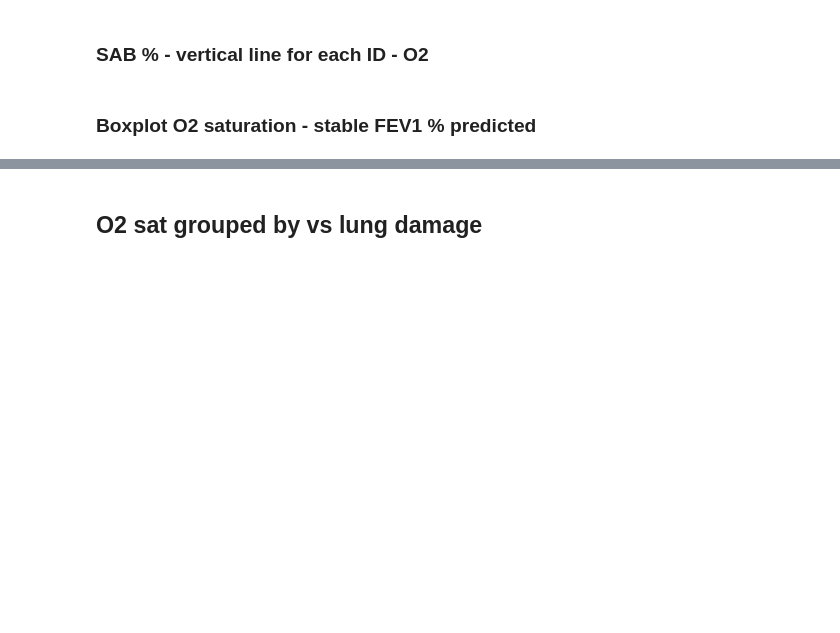
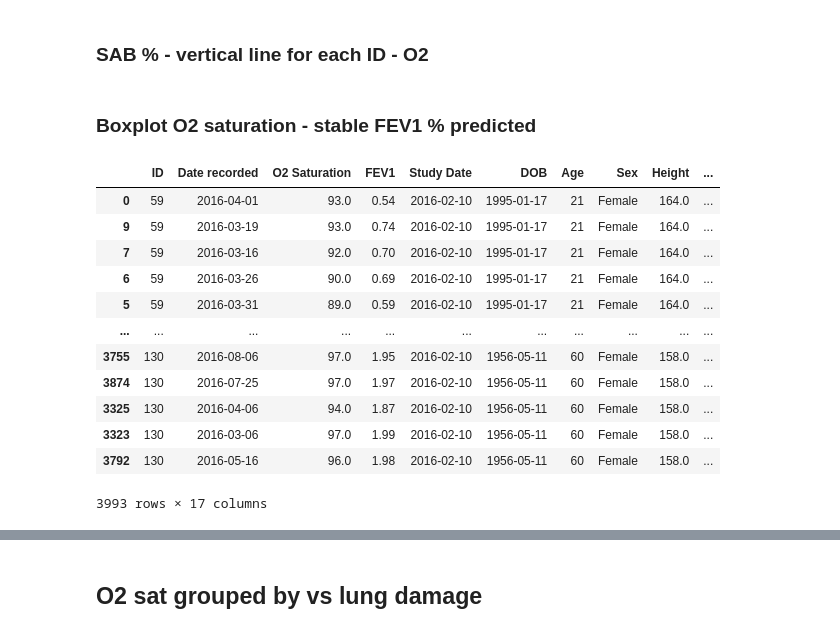
Before and after one commit to tristantreb/phd, a Jupyter notebook: src/O2-FEV1 analysis/O2 FEV1 analysis.ipynb, the cells around one changed output, grey strips where cells are left out. Cells and saved outputs as stored; diff of their text form; code cells hidden in the pictures; blank space fills up the shorter version.

```diff
--- a/src/O2-FEV1 analysis/O2 FEV1 analysis.ipynb
+++ b/src/O2-FEV1 analysis/O2 FEV1 analysis.ipynb
@@ -1551,3 +1571,19 @@ fig = px.scatter(
 fig.update_xaxes(tickfont=dict(size=7))
 fig.update_layout(autosize=False, width=1200, height=500, title="title")
 fig.show()
+# %%
+df_uo2_sab_factor
+# %% [output]
+|  | ID | Date recorded | O2 Saturation | FEV1 | Study Date | DOB | Age | Sex | Height | ... |
+| 0 | 59 | 2016-04-01 | 93.0 | 0.54 | 2016-02-10 | 1995-01-17 | 21 | Female | 164.0 | ... |
+| 9 | 59 | 2016-03-19 | 93.0 | 0.74 | 2016-02-10 | 1995-01-17 | 21 | Female | 164.0 | ... |
+| 7 | 59 | 2016-03-16 | 92.0 | 0.70 | 2016-02-10 | 1995-01-17 | 21 | Female | 164.0 | ... |
+| 6 | 59 | 2016-03-26 | 90.0 | 0.69 | 2016-02-10 | 1995-01-17 | 21 | Female | 164.0 | ... |
+| 5 | 59 | 2016-03-31 | 89.0 | 0.59 | 2016-02-10 | 1995-01-17 | 21 | Female | 164.0 | ... |
+| ... | ... | ... | ... | ... | ... | ... | ... | ... | ... | ... |
+| 3755 | 130 | 2016-08-06 | 97.0 | 1.95 | 2016-02-10 | 1956-05-11 | 60 | Female | 158.0 | ... |
+| 3874 | 130 | 2016-07-25 | 97.0 | 1.97 | 2016-02-10 | 1956-05-11 | 60 | Female | 158.0 | ... |
+| 3325 | 130 | 2016-04-06 | 94.0 | 1.87 | 2016-02-10 | 1956-05-11 | 60 | Female | 158.0 | ... |
+| 3323 | 130 | 2016-03-06 | 97.0 | 1.99 | 2016-02-10 | 1956-05-11 | 60 | Female | 158.0 | ... |
+| 3792 | 130 | 2016-05-16 | 96.0 | 1.98 | 2016-02-10 | 1956-05-11 | 60 | Female | 158.0 | ... |
+3993 rows × 17 columns
```
Also changed, not shown: parts of 5 cells of this notebook.
